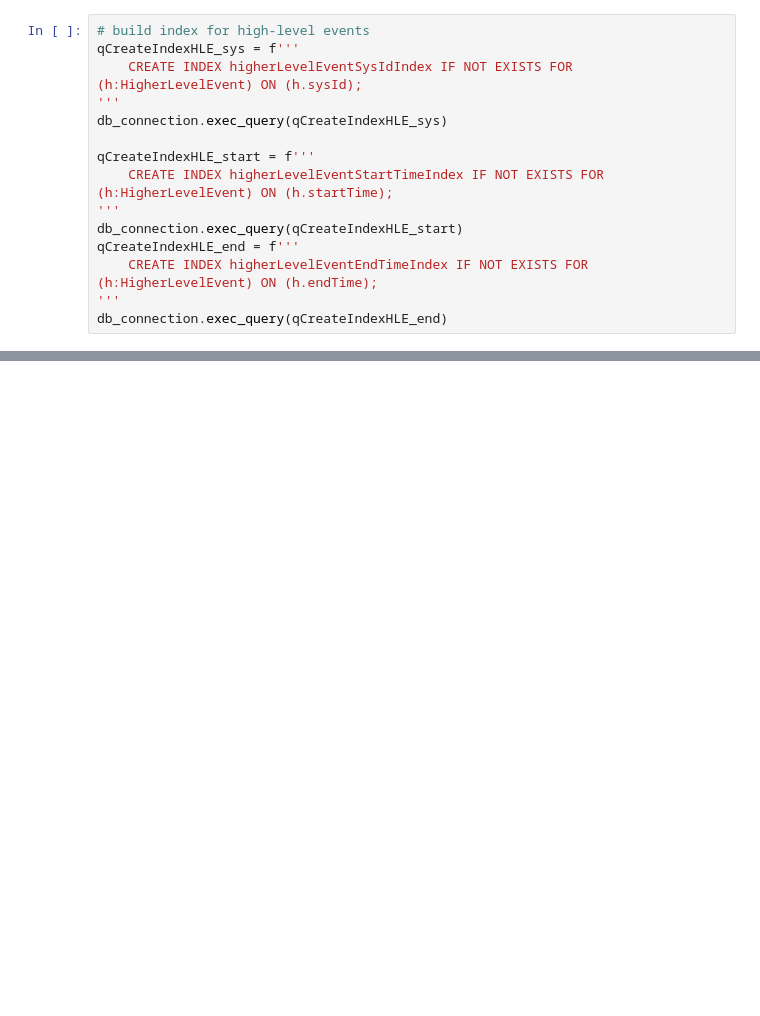
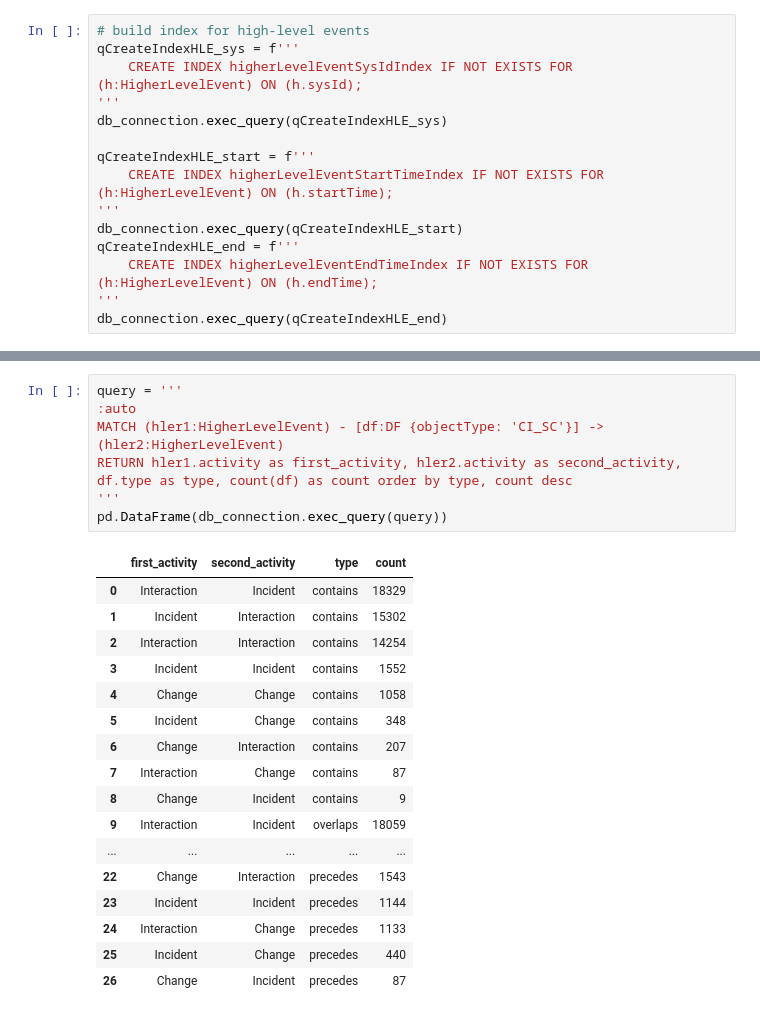
Before and after one commit to Ava-S/EKG_BPIC2014_Notebook, a Jupyter notebook: 1_5_pattern_analysis.ipynb, the cells around one changed output, grey strips where cells are left out. Drawn from its saved outputs; the diff is of its cells as text; blank space fills up the shorter version.

```diff
--- a/1_5_pattern_analysis.ipynb
+++ b/1_5_pattern_analysis.ipynb
@@ -445,2 +448,27 @@ db_connection.exec_query(query)
 # %% [output]
 []
+# %%
+query = '''
+:auto
+MATCH (hler1:HigherLevelEvent) - [df:DF {objectType: 'CI_SC'}] -> (hler2:HigherLevelEvent)
+RETURN hler1.activity as first_activity, hler2.activity as second_activity, df.type as type, count(df) as count order by type, count desc
+'''
+pd.DataFrame(db_connection.exec_query(query))
+# %% [output]
+|  | first_activity | second_activity | type | count |
+| 0 | Interaction | Incident | contains | 18329 |
+| 1 | Incident | Interaction | contains | 15302 |
+| 2 | Interaction | Interaction | contains | 14254 |
+| 3 | Incident | Incident | contains | 1552 |
+| 4 | Change | Change | contains | 1058 |
+| 5 | Incident | Change | contains | 348 |
+| 6 | Change | Interaction | contains | 207 |
+| 7 | Interaction | Change | contains | 87 |
+| 8 | Change | Incident | contains | 9 |
+| 9 | Interaction | Incident | overlaps | 18059 |
+| ... | ... | ... | ... | ... |
+| 22 | Change | Interaction | precedes | 1543 |
+| 23 | Incident | Incident | precedes | 1144 |
+| 24 | Interaction | Change | precedes | 1133 |
+| 25 | Incident | Change | precedes | 440 |
+| 26 | Change | Incident | precedes | 87 |
```
Also changed, not shown: parts of 28 cells of this notebook.
